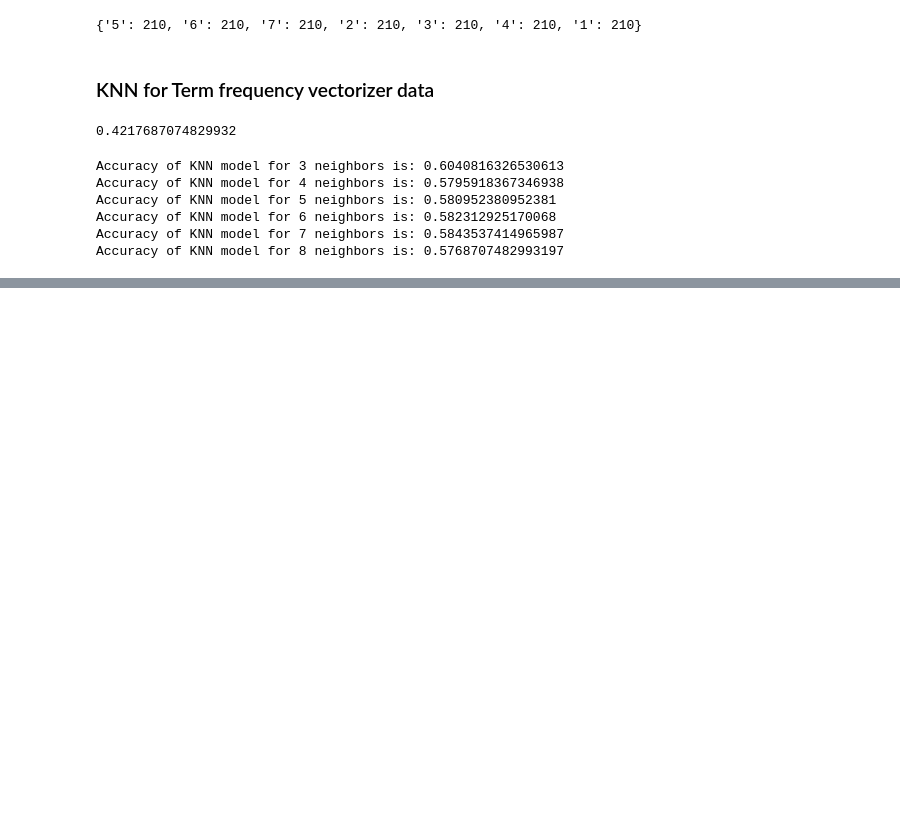
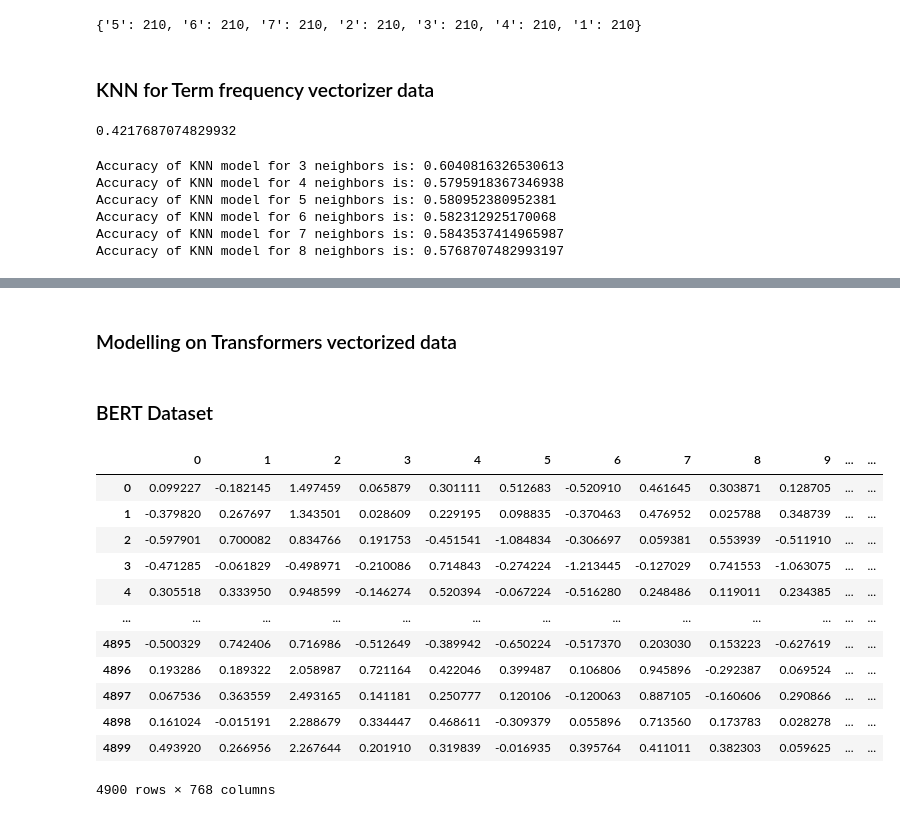
Before and after one commit to murthyrouthula03/notatall, a Jupyter notebook: Codes/trails/code1_dividing_dataset.ipynb, the cells around one changed output, grey strips where cells are left out. Cells and saved outputs as stored; diff of their text form; code cells hidden in the pictures; blank space fills up the shorter version.

Commit message:
added future work and conclusions in interim report, modeled for Transformers vectorized datasets

```diff
--- a/Codes/trails/code1_dividing_dataset.ipynb
+++ b/Codes/trails/code1_dividing_dataset.ipynb
@@ -328,0 +325,22 @@ None of PyTorch, TensorFlow >= 2.0, or Flax have been found. Models won't be ava
+# %% [markdown]
+### Modelling on Transformers vectorized data
+# %% [markdown]
+### BERT Dataset
+# %%
+# reading dataset
+bert_df = pd.read_csv(pwd+"//bert_vectorized_kabita_dataset.csv")
+bert_df
+# %% [output]
+|  | 0 | 1 | 2 | 3 | 4 | 5 | 6 | 7 | 8 | 9 | ... | ... |
+| 0 | 0.099227 | -0.182145 | 1.497459 | 0.065879 | 0.301111 | 0.512683 | -0.520910 | 0.461645 | 0.303871 | 0.128705 | ... | ... |
+| 1 | -0.379820 | 0.267697 | 1.343501 | 0.028609 | 0.229195 | 0.098835 | -0.370463 | 0.476952 | 0.025788 | 0.348739 | ... | ... |
+| 2 | -0.597901 | 0.700082 | 0.834766 | 0.191753 | -0.451541 | -1.084834 | -0.306697 | 0.059381 | 0.553939 | -0.511910 | ... | ... |
+| 3 | -0.471285 | -0.061829 | -0.498971 | -0.210086 | 0.714843 | -0.274224 | -1.213445 | -0.127029 | 0.741553 | -1.063075 | ... | ... |
+| 4 | 0.305518 | 0.333950 | 0.948599 | -0.146274 | 0.520394 | -0.067224 | -0.516280 | 0.248486 | 0.119011 | 0.234385 | ... | ... |
+| ... | ... | ... | ... | ... | ... | ... | ... | ... | ... | ... | ... | ... |
+| 4895 | -0.500329 | 0.742406 | 0.716986 | -0.512649 | -0.389942 | -0.650224 | -0.517370 | 0.203030 | 0.153223 | -0.627619 | ... | ... |
+| 4896 | 0.193286 | 0.189322 | 2.058987 | 0.721164 | 0.422046 | 0.399487 | 0.106806 | 0.945896 | -0.292387 | 0.069524 | ... | ... |
+| 4897 | 0.067536 | 0.363559 | 2.493165 | 0.141181 | 0.250777 | 0.120106 | -0.120063 | 0.887105 | -0.160606 | 0.290866 | ... | ... |
+| 4898 | 0.161024 | -0.015191 | 2.288679 | 0.334447 | 0.468611 | -0.309379 | 0.055896 | 0.713560 | 0.173783 | 0.028278 | ... | ... |
+| 4899 | 0.493920 | 0.266956 | 2.267644 | 0.201910 | 0.319839 | -0.016935 | 0.395764 | 0.411011 | 0.382303 | 0.059625 | ... | ... |
+4900 rows × 768 columns
```
Also changed, not shown: parts of 24 cells of this notebook, 3 other files.
